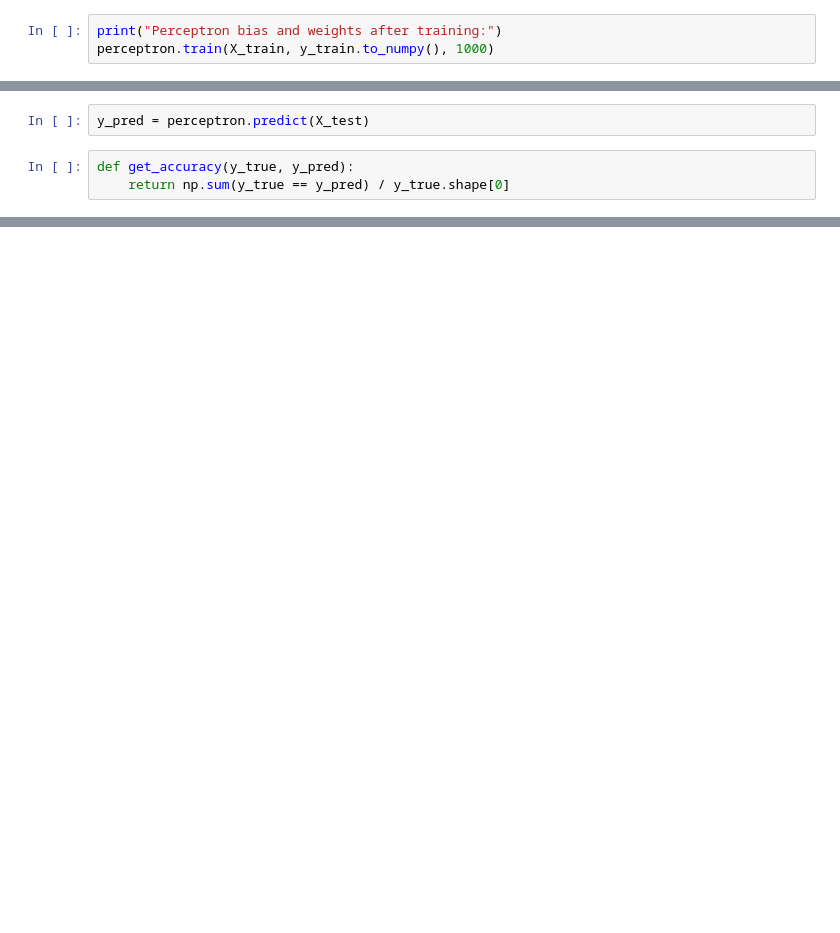
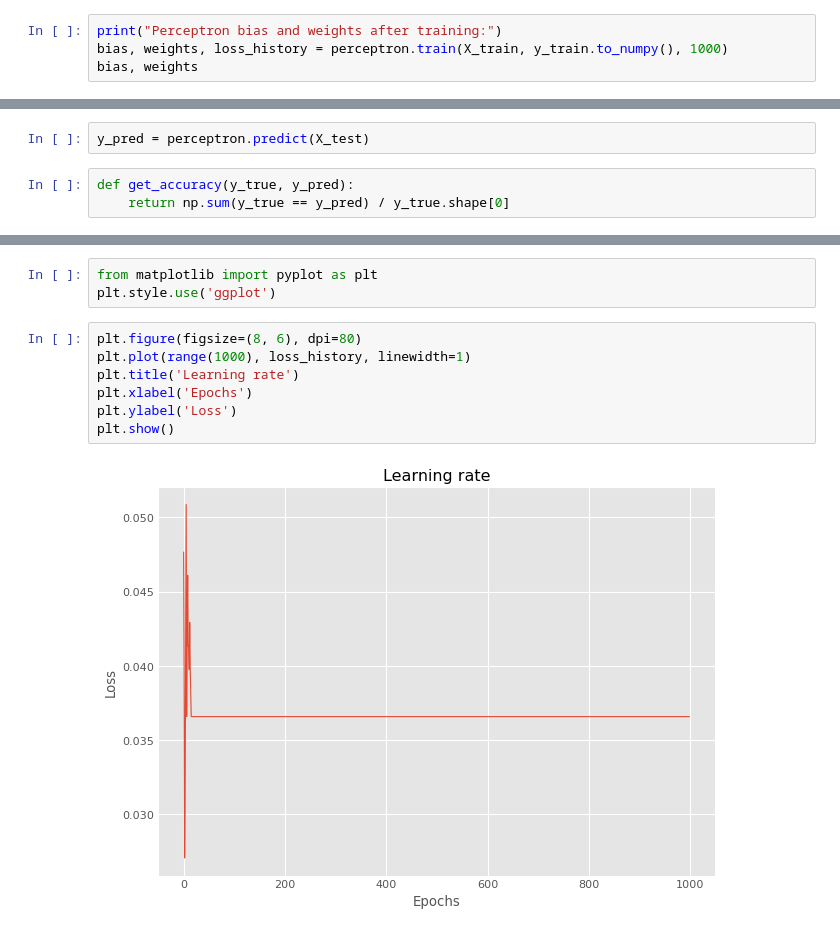
Before and after one commit to KrzysiekJa/knn-on-health, a Jupyter notebook: perceptron/perceptron.ipynb, the cells around one changed output, grey strips where cells are left out. Drawn from its saved outputs; the diff is of its cells as text; blank space fills up the shorter version.

Commit message:
Updated Perceptron (ChatGPT improvement)

```diff
--- a/perceptron/perceptron.ipynb
+++ b/perceptron/perceptron.ipynb
@@ -173,5 +190,6 @@ Perceptron weights before training:
 # %%
 print("Perceptron bias and weights after training:")
-perceptron.train(X_train, y_train.to_numpy(), 1000)
+bias, weights, loss_history = perceptron.train(X_train, y_train.to_numpy(), 1000)
+bias, weights
 # %% [output]
 Perceptron bias and weights after training:
@@ -190,0 +220,12 @@ Accuracy: 94.29%
+# %%
+from matplotlib import pyplot as plt
+plt.style.use('ggplot')
+# %%
+plt.figure(figsize=(8, 6), dpi=80)
+plt.plot(range(1000), loss_history, linewidth=1)
+plt.title('Learning rate')
+plt.xlabel('Epochs')
+plt.ylabel('Loss')
+plt.show()
+# %% [output]
+[figure, added]
```
Also changed, not shown: parts of 4 cells of this notebook.
